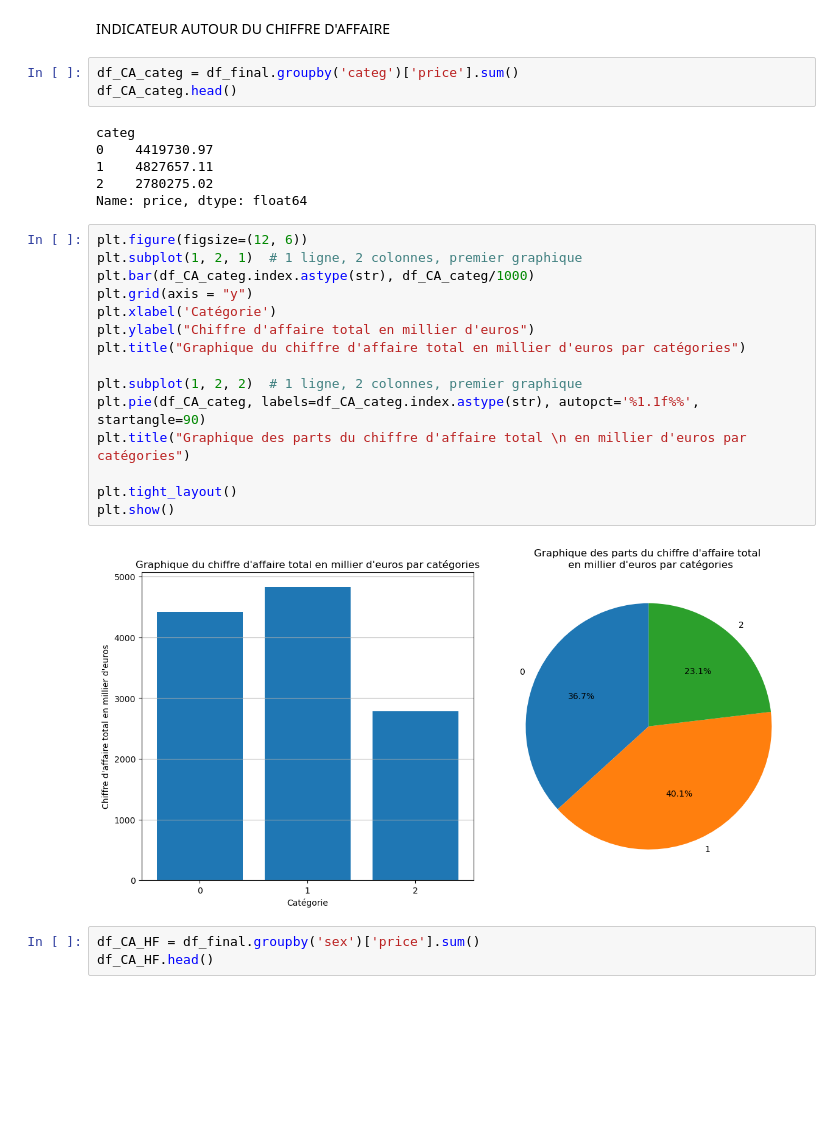
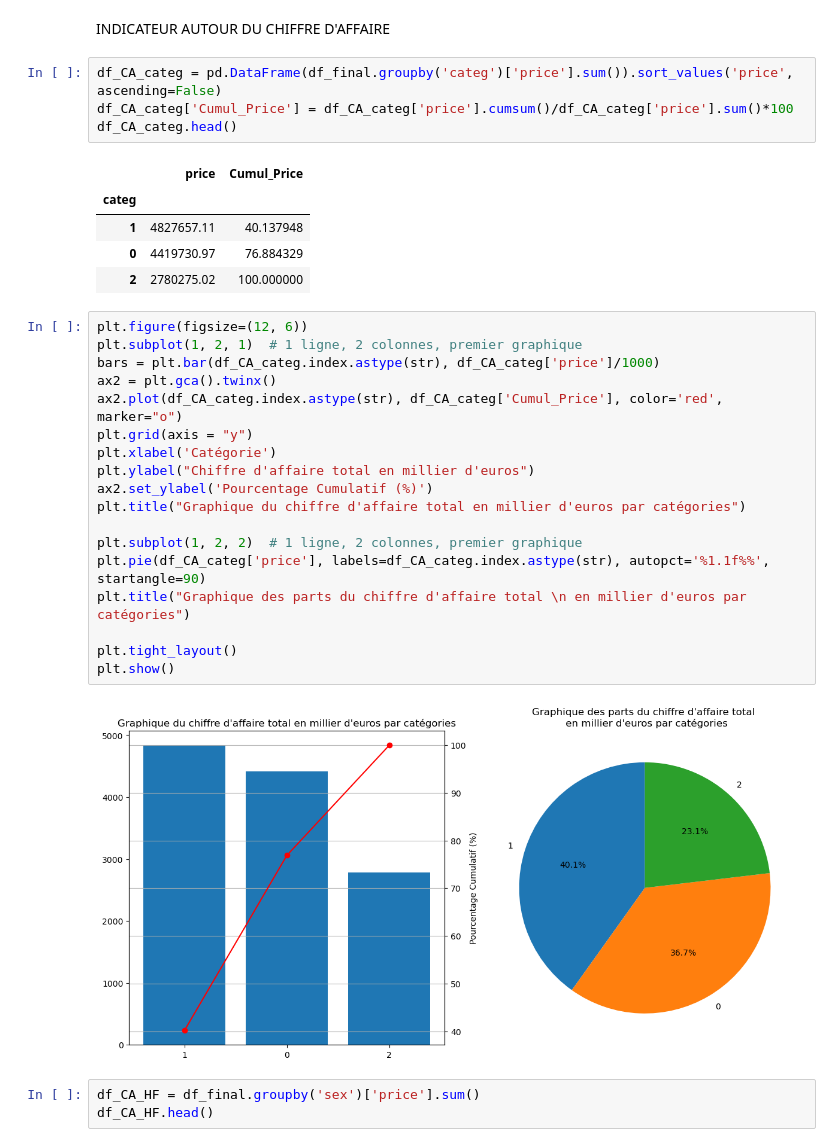
Before and after one commit to kikduck/DA-P6, a Jupyter notebook: notebook-p6.ipynb, the cells around one changed output. Drawn from its saved outputs; the diff is of its cells as text; blank space fills up the shorter version.

```diff
--- a/notebook-p6.ipynb
+++ b/notebook-p6.ipynb
@@ -69,31 +69,35 @@ df_final.tail()
 # %% [markdown]
 INDICATEUR AUTOUR DU CHIFFRE D'AFFAIRE
 # %%
-df_CA_categ = df_final.groupby('categ')['price'].sum()
+df_CA_categ = pd.DataFrame(df_final.groupby('categ')['price'].sum()).sort_values('price', ascending=False)
+df_CA_categ['Cumul_Price'] = df_CA_categ['price'].cumsum()/df_CA_categ['price'].sum()*100
 df_CA_categ.head()
 # %% [output]
-categ
-0    4419730.97
-1    4827657.11
-2    2780275.02
-Name: price, dtype: float64
+|  | price | Cumul_Price |
+| categ |  |  |
+| 1 | 4827657.11 | 40.137948 |
+| 0 | 4419730.97 | 76.884329 |
+| 2 | 2780275.02 | 100.000000 |
 # %%
 plt.figure(figsize=(12, 6))
 plt.subplot(1, 2, 1)  # 1 ligne, 2 colonnes, premier graphique
-plt.bar(df_CA_categ.index.astype(str), df_CA_categ/1000)
+bars = plt.bar(df_CA_categ.index.astype(str), df_CA_categ['price']/1000)
+ax2 = plt.gca().twinx()
+ax2.plot(df_CA_categ.index.astype(str), df_CA_categ['Cumul_Price'], color='red', marker="o")
 plt.grid(axis = "y")
 plt.xlabel('Catégorie')
 plt.ylabel("Chiffre d'affaire total en millier d'euros")
+ax2.set_ylabel('Pourcentage Cumulatif (%)')
 plt.title("Graphique du chiffre d'affaire total en millier d'euros par catégories")
 
 plt.subplot(1, 2, 2)  # 1 ligne, 2 colonnes, premier graphique
-plt.pie(df_CA_categ, labels=df_CA_categ.index.astype(str), autopct='%1.1f%%', startangle=90)
+plt.pie(df_CA_categ['price'], labels=df_CA_categ.index.astype(str), autopct='%1.1f%%', startangle=90)
 plt.title("Graphique des parts du chiffre d'affaire total \n en millier d'euros par catégories")
 
 plt.tight_layout()
 plt.show()
 # %% [output]
-[figure, old version]
+[figure, new version]
 # %%
 df_CA_HF = df_final.groupby('sex')['price'].sum()
 df_CA_HF.head()
```
Also changed, not shown: parts of 1 cell of this notebook.
